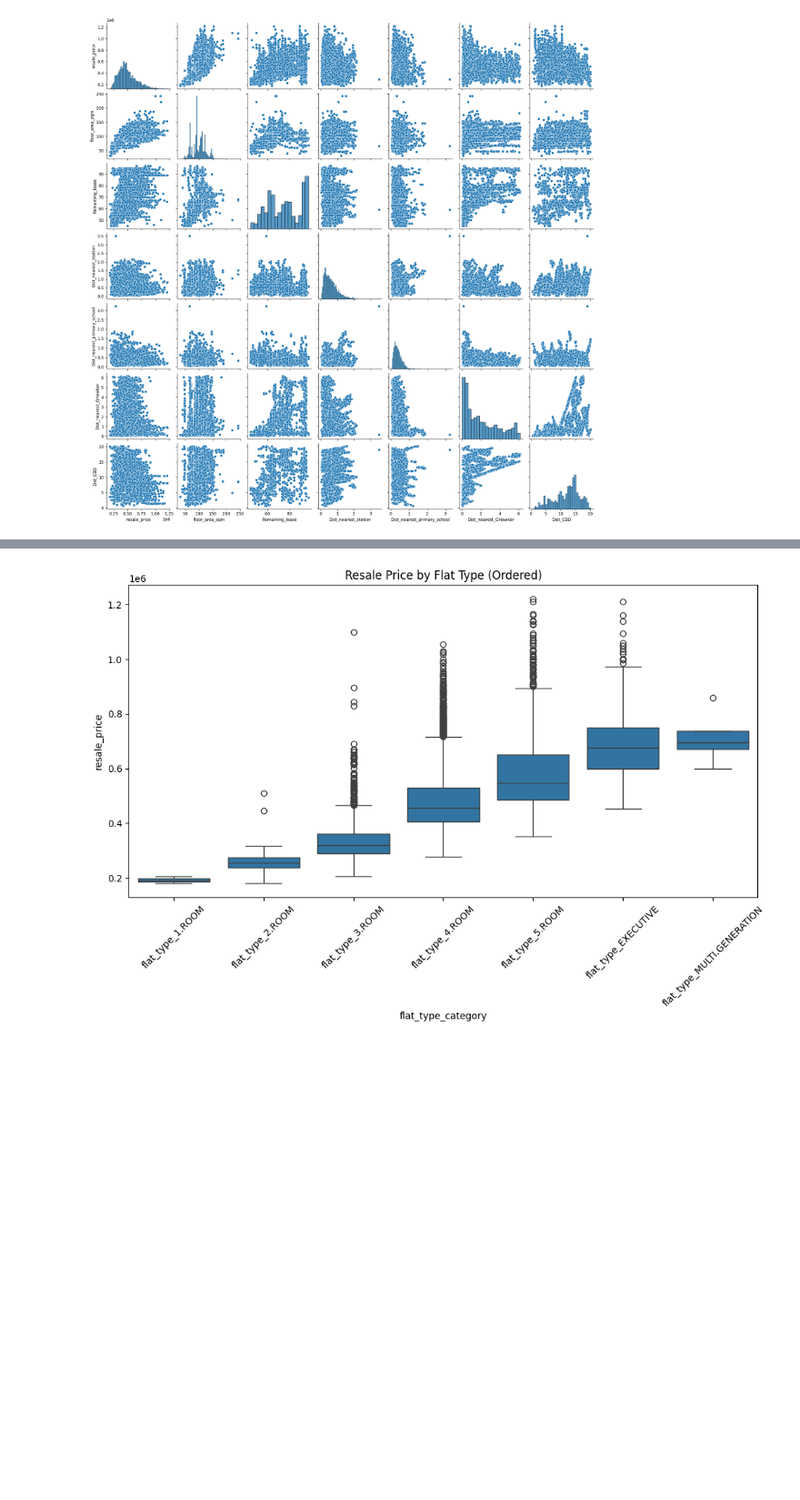
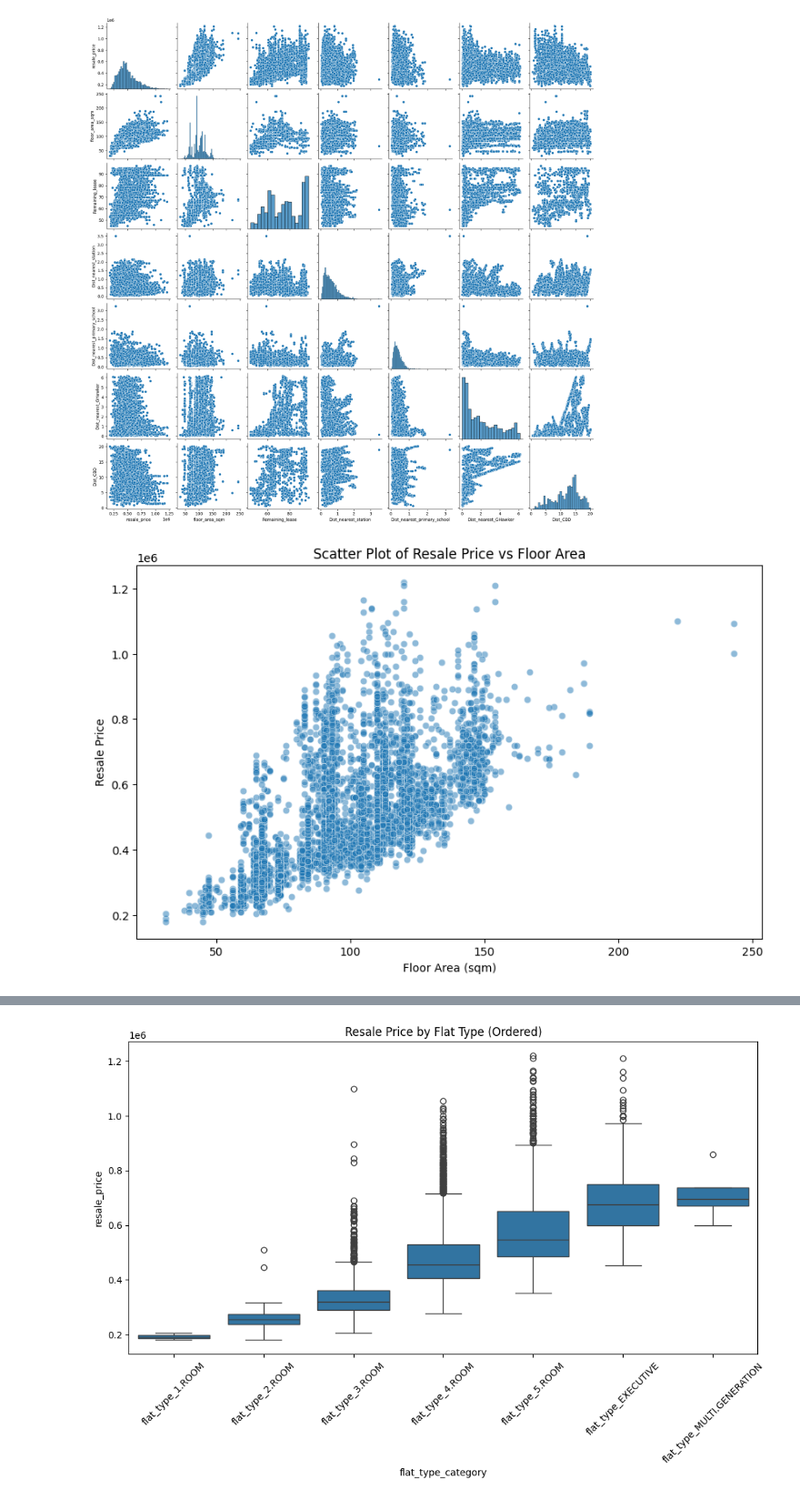
Before and after one commit to Rikhil-6/NUS-SDS-Workshops, a Jupyter notebook: EDA.ipynb, the cells around one changed output, grey strips where cells are left out. Shown at 91% size. Cells and saved outputs as stored; diff of their text form; code cells hidden in the pictures; blank space fills up the shorter version.

```diff
--- a/EDA.ipynb
+++ b/EDA.ipynb
@@ -317,3 +392,17 @@ sns.pairplot(clean_df[numerical_features])  # Use only selected numerical featur
 plt.show()
 # %% [output]
 [figure]
+# %%
+# Scatter Plot
+plt.figure(figsize=(10, 6))
+sns.scatterplot(x="floor_area_sqm", y="resale_price", data=clean_df, alpha=0.5)
+
+# Labels and title
+plt.xlabel("Floor Area (sqm)")
+plt.ylabel("Resale Price")
+plt.title("Scatter Plot of Resale Price vs Floor Area")
+
+# Show plot
+plt.show()
+# %% [output]
+[figure, added]
```
Also changed, not shown: parts of 40 cells of this notebook.
